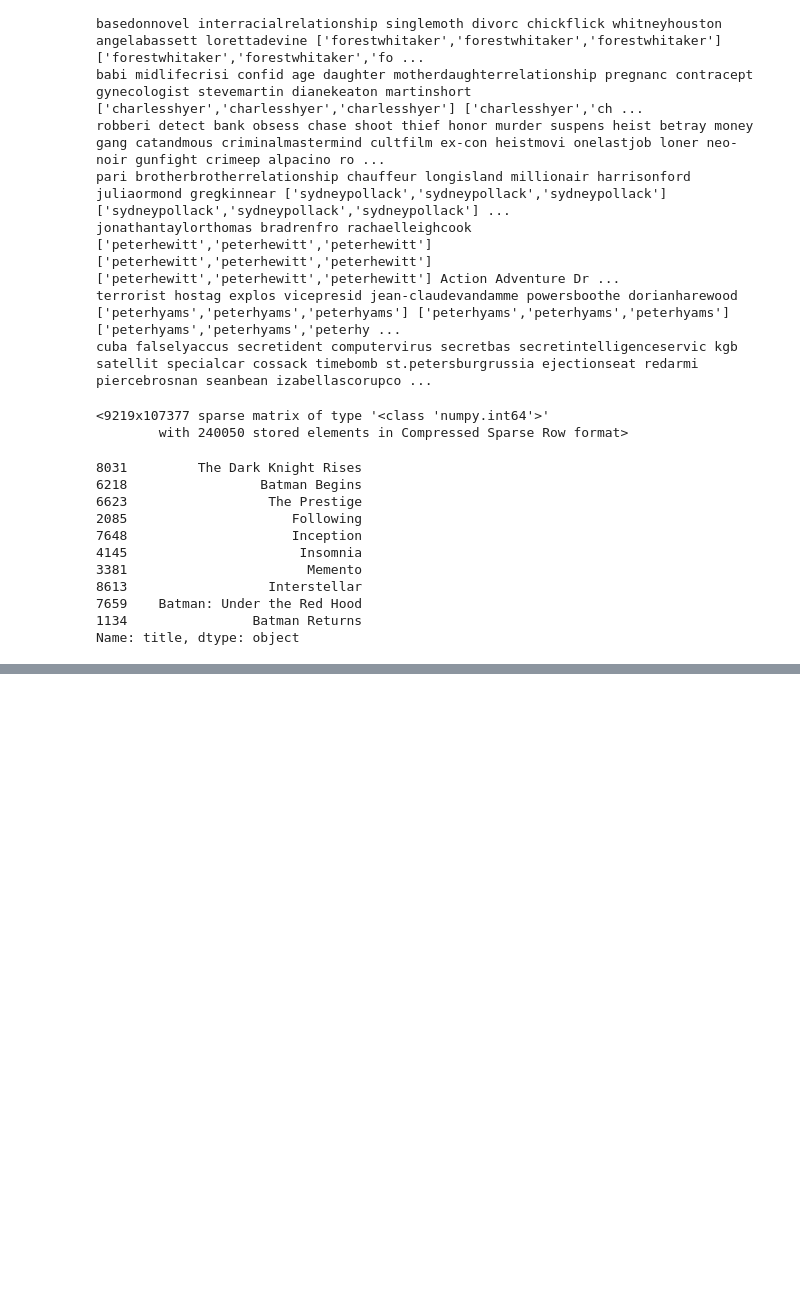
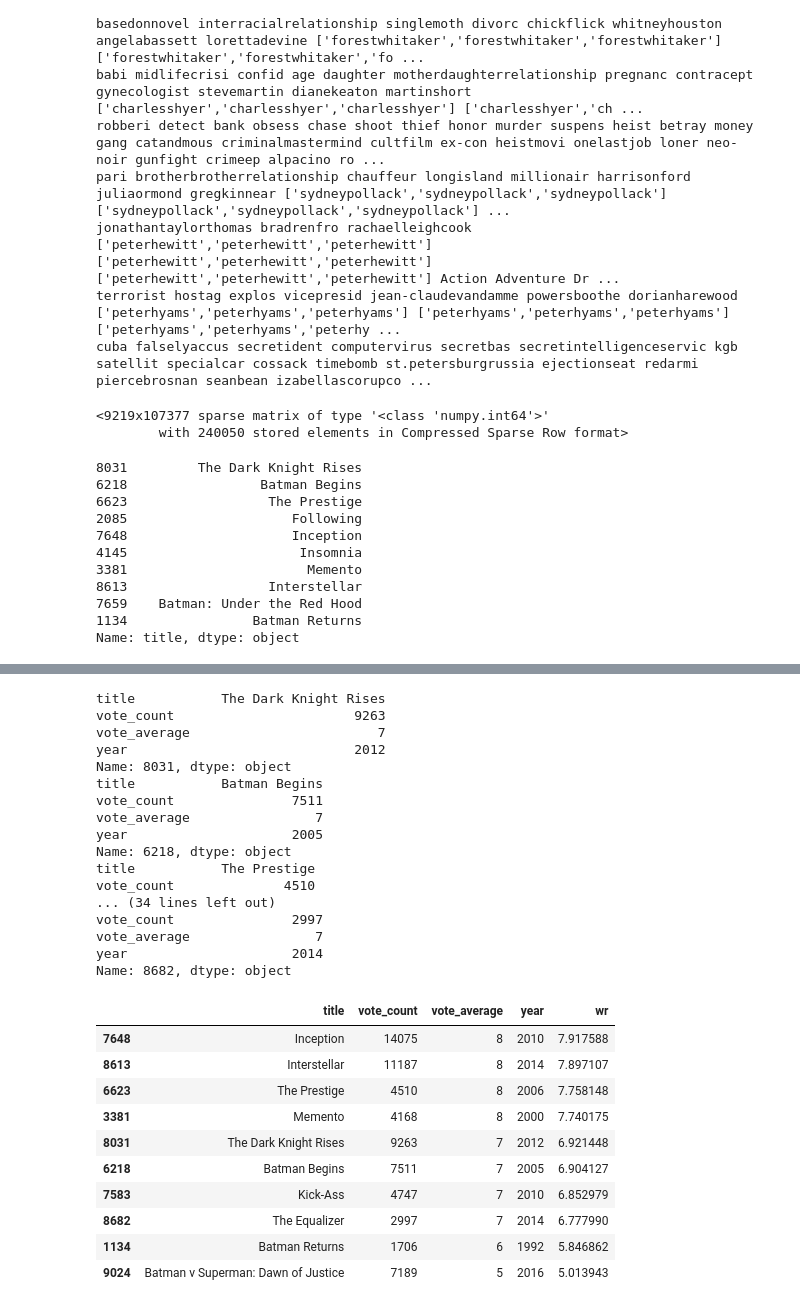
Before and after one commit to dl57934/CoAlert, a Jupyter notebook: sh_System/movieRecommaned/study1.ipynb, the cells around one changed output, grey strips where cells are left out. Cells and saved outputs as stored; diff of their text form; code cells hidden in the pictures; blank space fills up the shorter version.

```diff
--- a/sh_System/movieRecommaned/study1.ipynb
+++ b/sh_System/movieRecommaned/study1.ipynb
@@ -548,0 +556,49 @@ Name: title, dtype: object
+# %%
+def improved_recommendations(title):
+    idx = indices[title]
+    sim_scores = list(enumerate(cosine_sim[idx]))
+    sim_scores = sorted(sim_scores, key=lambda x: x[1], reverse=True)
+    sim_scores = sim_scores[1:26]
+    movie_indices = [i[0] for i in sim_scores]
+    movies = smd.iloc[movie_indices][['title', 'vote_count', 'vote_average', 'year']]
+    vote_counts = movies[movies['vote_count'].notnull()]['vote_count'].astype('int')
+    vote_averages = movies[movies['vote_average'].notnull()]['vote_average'].astype('int')
+    C = vote_averages.mean()
+    m = vote_counts.quantile(0.60)
+    qualified = movies[(movies['vote_count'] >= m) & (movies['vote_count'].notnull()) & (movies['vote_average'].notnull())]
+    qualified['vote_count'] = qualified['vote_count'].astype('int')
+    qualified['vote_average'] = qualified['vote_average'].astype('int')
+    qualified['wr'] = qualified.apply(weighted_rating, axis=1)
+    qualified = qualified.sort_values('wr', ascending=False).head(10)
+    return qualified
+# %%
+improved_recommendations('The Dark Knight')
+# %% [output]
+title           The Dark Knight Rises
+vote_count                       9263
+vote_average                        7
+year                             2012
+Name: 8031, dtype: object
+title           Batman Begins
+vote_count               7511
+vote_average                7
+year                     2005
+Name: 6218, dtype: object
+title           The Prestige
+vote_count              4510
+... (34 lines left out)
+vote_count               2997
+vote_average                7
+year                     2014
+Name: 8682, dtype: object
+|  | title | vote_count | vote_average | year | wr |
+| 7648 | Inception | 14075 | 8 | 2010 | 7.917588 |
+| 8613 | Interstellar | 11187 | 8 | 2014 | 7.897107 |
+| 6623 | The Prestige | 4510 | 8 | 2006 | 7.758148 |
+| 3381 | Memento | 4168 | 8 | 2000 | 7.740175 |
+| 8031 | The Dark Knight Rises | 9263 | 7 | 2012 | 6.921448 |
+| 6218 | Batman Begins | 7511 | 7 | 2005 | 6.904127 |
+| 7583 | Kick-Ass | 4747 | 7 | 2010 | 6.852979 |
+| 8682 | The Equalizer | 2997 | 7 | 2014 | 6.777990 |
+| 1134 | Batman Returns | 1706 | 6 | 1992 | 5.846862 |
+| 9024 | Batman v Superman: Dawn of Justice | 7189 | 5 | 2016 | 5.013943 |
```
Also changed, not shown: parts of 1 cell of this notebook.
